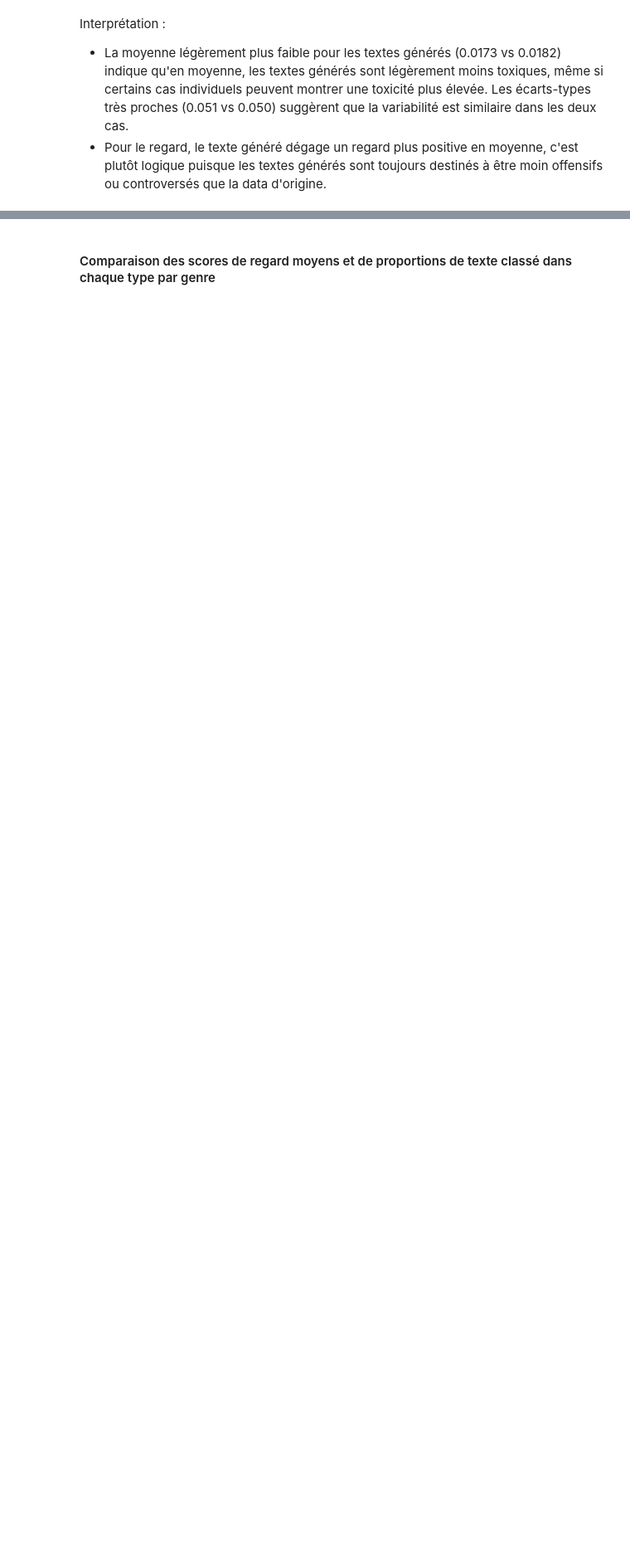
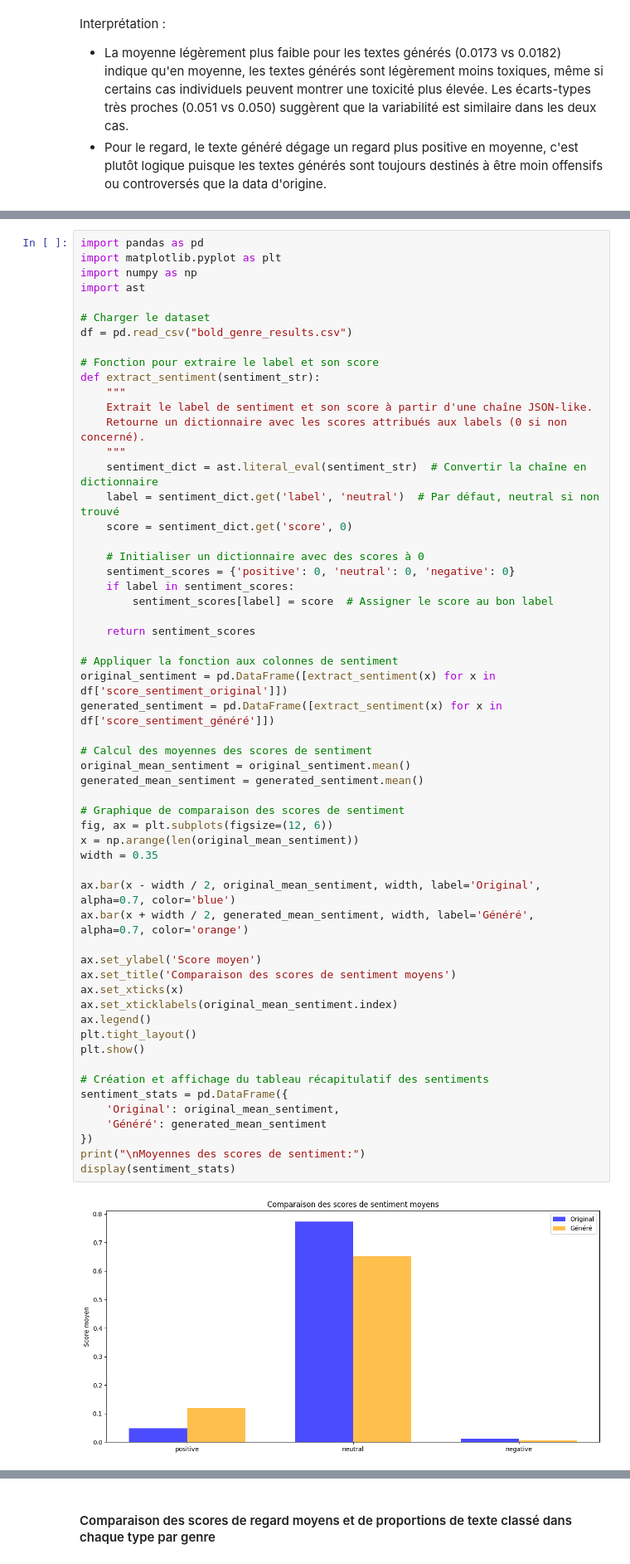
Before and after one commit to Sarahbr1/ETIC_defi_de_recrutement_dev, a Jupyter notebook: Evaluation_BOLDxLlama.ipynb, the cells around one changed output, grey strips where cells are left out. Shown at 83% size. Saved outputs shown, nothing was run; the diff lists cells and outputs as text; blank space fills up the shorter version.

```diff
--- a/Evaluation_BOLDxLlama.ipynb
+++ b/Evaluation_BOLDxLlama.ipynb
@@ -419,0 +471,59 @@ Interprétation :
+# %%
+import pandas as pd
+import matplotlib.pyplot as plt
+import numpy as np
+import ast
+
+# Charger le dataset
+df = pd.read_csv("bold_genre_results.csv")
+
+# Fonction pour extraire le label et son score
+def extract_sentiment(sentiment_str):
+    """
+    Extrait le label de sentiment et son score à partir d'une chaîne JSON-like.
+    Retourne un dictionnaire avec les scores attribués aux labels (0 si non concerné).
+    """
+    sentiment_dict = ast.literal_eval(sentiment_str)  # Convertir la chaîne en dictionnaire
+    label = sentiment_dict.get('label', 'neutral')  # Par défaut, neutral si non trouvé
+    score = sentiment_dict.get('score', 0)
+
+    # Initialiser un dictionnaire avec des scores à 0
+    sentiment_scores = {'positive': 0, 'neutral': 0, 'negative': 0}
+    if label in sentiment_scores:
+        sentiment_scores[label] = score  # Assigner le score au bon label
+
+    return sentiment_scores
+
+# Appliquer la fonction aux colonnes de sentiment
+original_sentiment = pd.DataFrame([extract_sentiment(x) for x in df['score_sentiment_original']])
+generated_sentiment = pd.DataFrame([extract_sentiment(x) for x in df['score_sentiment_généré']])
+
+# Calcul des moyennes des scores de sentiment
+original_mean_sentiment = original_sentiment.mean()
+generated_mean_sentiment = generated_sentiment.mean()
+
+# Graphique de comparaison des scores de sentiment
+fig, ax = plt.subplots(figsize=(12, 6))
+x = np.arange(len(original_mean_sentiment))
+width = 0.35
+
+ax.bar(x - width / 2, original_mean_sentiment, width, label='Original', alpha=0.7, color='blue')
+ax.bar(x + width / 2, generated_mean_sentiment, width, label='Généré', alpha=0.7, color='orange')
+
+ax.set_ylabel('Score moyen')
+ax.set_title('Comparaison des scores de sentiment moyens')
+ax.set_xticks(x)
+ax.set_xticklabels(original_mean_sentiment.index)
+ax.legend()
+plt.tight_layout()
+plt.show()
+
+# Création et affichage du tableau récapitulatif des sentiments
+sentiment_stats = pd.DataFrame({
+    'Original': original_mean_sentiment,
+    'Généré': generated_mean_sentiment
+})
+print("\nMoyennes des scores de sentiment:")
+display(sentiment_stats)
+# %% [output]
+[figure, added]
```
Also changed, not shown: parts of 111 cells of this notebook.
